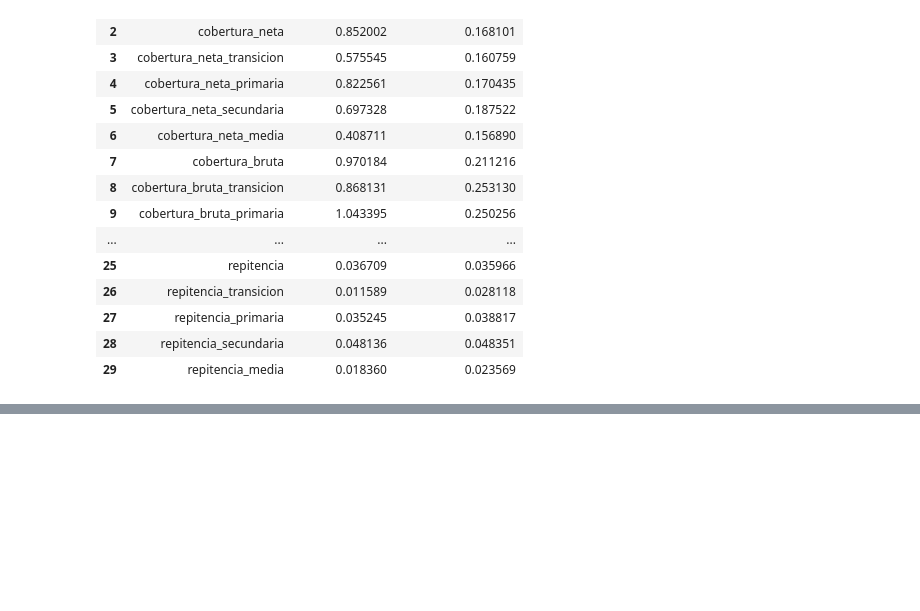
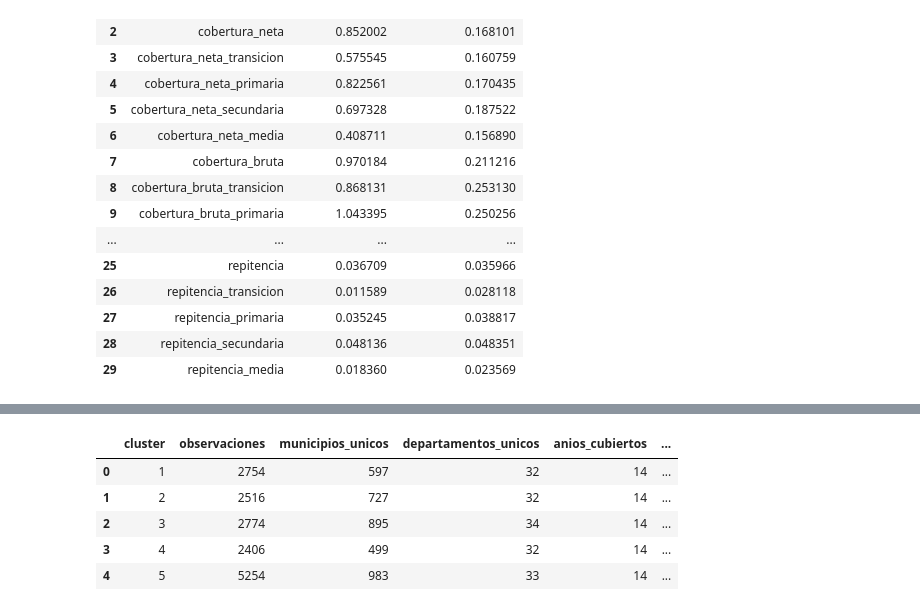
Before and after one commit to Locotin/data-mining, a Jupyter notebook: Proyecto/Entrega-3.ipynb, the cells around one changed output, grey strips where cells are left out. Saved outputs shown, nothing was run; the diff lists cells and outputs as text; code cells hidden in the pictures; blank space fills up the shorter version.

```diff
--- a/Proyecto/Entrega-3.ipynb
+++ b/Proyecto/Entrega-3.ipynb
@@ -2175,0 +2219,83 @@ En esta evaluación, `SSW` permite revisar el punto de codo, `SSB` ayuda a obser
+# %%
+# Estructura base para perfilar los clusters
+cluster_index = pd.Index(np.arange(1, k_final + 1), name="cluster")
+
+kmeans_cluster_df = df[["anio", "codigo_departamento", "codigo_municipio", "municipio", "departamento"]].copy()
+kmeans_cluster_df["cluster"] = kmeans_labels + 1
+kmeans_cluster_df["distancia_centroide"] = np.linalg.norm(
+    X_kmeans - centroides_kmeans[kmeans_labels],
+    axis=1,
+)
+
+zscore_cluster_df = pd.DataFrame(
+    X_kmeans,
+    columns=kmeans_input.columns,
+    index=df.index,
+).assign(cluster=kmeans_labels + 1)
+
+cluster_profile_z_df = zscore_cluster_df.groupby("cluster").mean().reindex(cluster_index)
+cluster_profile_original_df = (
+    kmeans_input.assign(cluster=kmeans_labels + 1)
+    .groupby("cluster")
+    .mean()
+    .reindex(cluster_index)
+)
+
+top_departamentos_cluster_df = (
+    kmeans_cluster_df.groupby(["cluster", "departamento"])
+    .size()
+    .reset_index(name="frecuencia")
+    .sort_values(["cluster", "frecuencia", "departamento"], ascending=[True, False, True])
+    .groupby("cluster", group_keys=False)
+    .head(3)
+)
+
+departamentos_predominantes_df = (
+    top_departamentos_cluster_df.groupby("cluster")
+    .apply(
+        lambda group: ", ".join(
+            f"{row.departamento} ({row.frecuencia})"
+            for row in group.itertuples(index=False)
+        )
+    )
+    .rename("departamentos_predominantes")
+    .reset_index()
+)
+
+cluster_size_summary_df = (
+    kmeans_cluster_df.groupby("cluster")
+    .agg(
+        observaciones=("cluster", "size"),
+        municipios_unicos=("codigo_municipio", "nunique"),
+        departamentos_unicos=("departamento", "nunique"),
+        anios_cubiertos=("anio", "nunique"),
+        distancia_promedio_centroide=("distancia_centroide", "mean"),
+    )
+    .reindex(cluster_index)
+    .reset_index()
+)
+
+cluster_size_summary_df["porcentaje_observaciones"] = (
+    cluster_size_summary_df["observaciones"] / len(kmeans_cluster_df)
+)
+cluster_size_summary_df = cluster_size_summary_df.merge(
+    departamentos_predominantes_df,
+    on="cluster",
+    how="left",
+)
+
+display(
+    cluster_size_summary_df.style.format(
+        {
+            "porcentaje_observaciones": "{:.2%}",
+            "distancia_promedio_centroide": "{:.4f}",
+        }
+    )
+)
+# %% [output]
+|  | cluster | observaciones | municipios_unicos | departamentos_unicos | anios_cubiertos | ... |
+| 0 | 1 | 2754 | 597 | 32 | 14 | ... |
+| 1 | 2 | 2516 | 727 | 32 | 14 | ... |
+| 2 | 3 | 2774 | 895 | 34 | 14 | ... |
+| 3 | 4 | 2406 | 499 | 32 | 14 | ... |
+| 4 | 5 | 5254 | 983 | 33 | 14 | ... |
```
Also changed, not shown: parts of 20 cells of this notebook.
